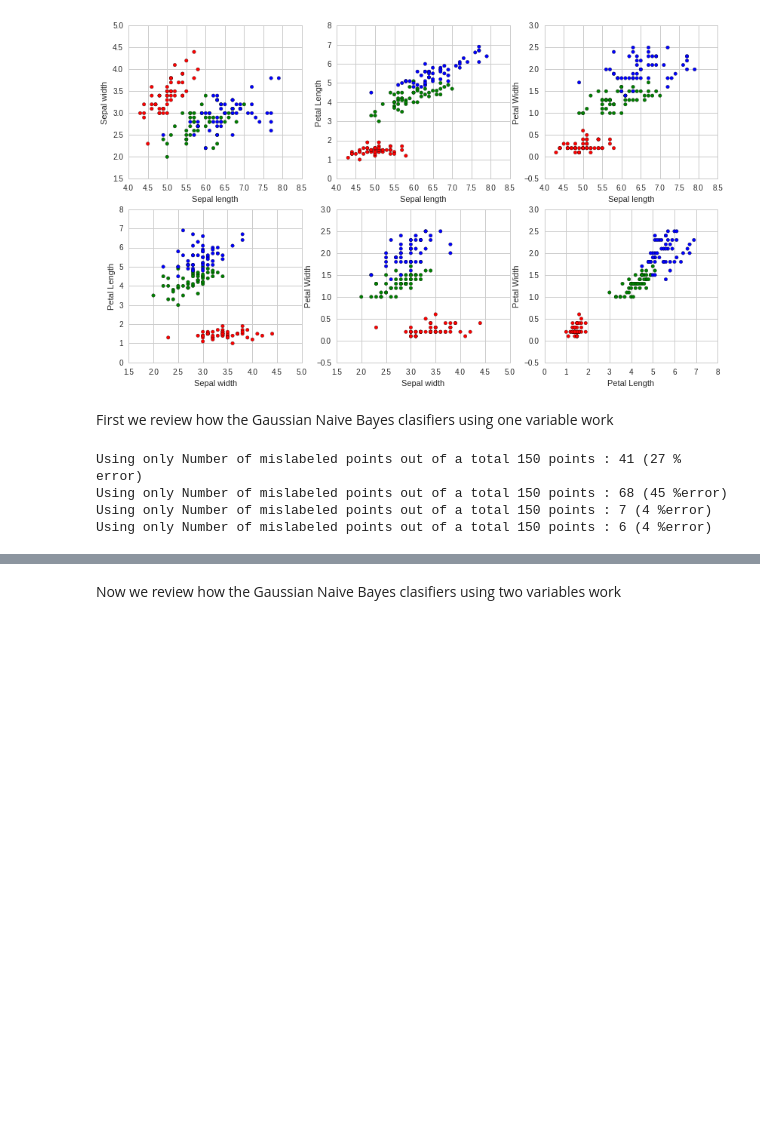
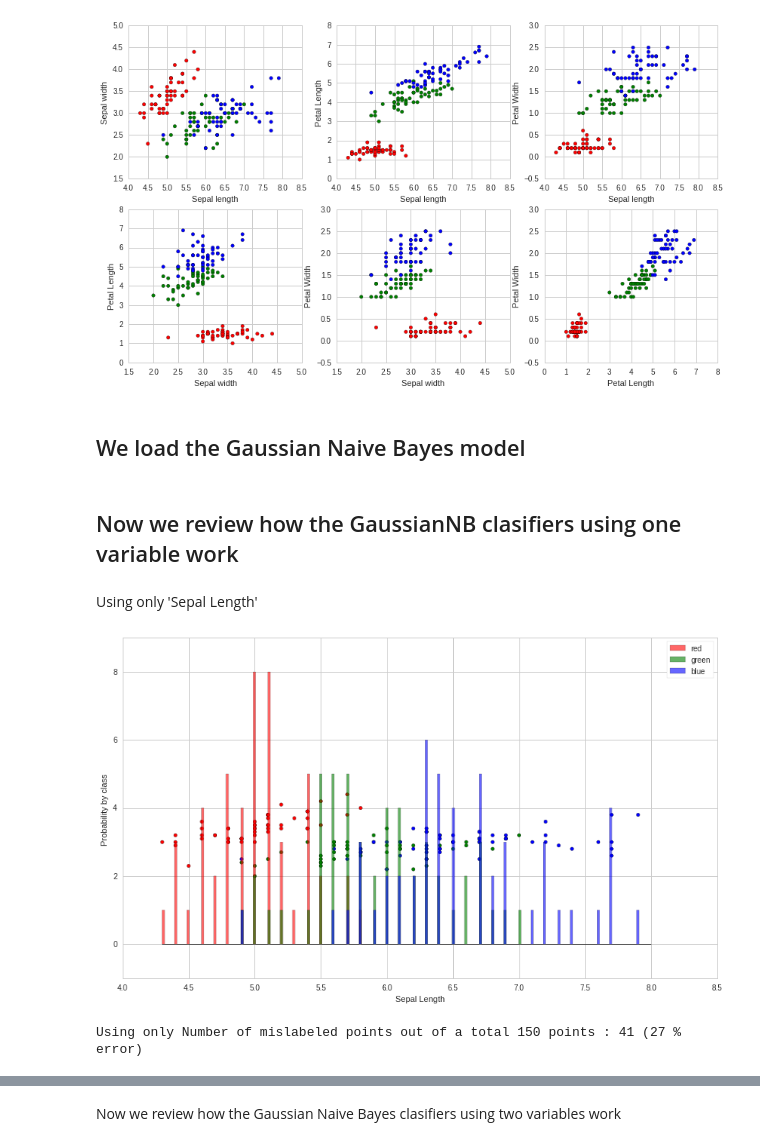
Before and after one commit to BKDF/ML, a Jupyter notebook: Naive+Bayes+Gaussian+Iris+Quantopian.ipynb, the cells around one changed output, grey strips where cells are left out. Saved outputs shown, nothing was run; the diff lists cells and outputs as text; code cells hidden in the pictures; blank space fills up the shorter version.

```diff
--- a/Naive+Bayes+Gaussian+Iris+Quantopian.ipynb
+++ b/Naive+Bayes+Gaussian+Iris+Quantopian.ipynb
@@ -231,36 +233,44 @@ plt.xlabel('Petal Length')
 plt.ylabel('Petal Width');
 # %% [output]
 [figure]
+# %% [markdown]
+## We load the Gaussian Naive Bayes model
 # %%
 from sklearn.naive_bayes import GaussianNB
 gnb = GaussianNB()
 # %% [markdown]
-First we review how the Gaussian Naive Bayes clasifiers using one variable work
+## Now we review how the GaussianNB clasifiers using one variable work
-# %%
-x = np.array([[v,v] for v in  X[:,0]])
-y_pred = gnb.fit(x, y).predict(x)
-correct = (y != y_pred).sum()
-percent =  float(correct) / len(x) * 100.0
-print "Using only Number of mislabeled points out of a total %d points : %d (%d %% error)"  % (len(x),correct,percent)
-
-x = np.array([[v,v] for v in  X[:,1]])
-y_pred = gnb.fit(x, y).predict(x)
-correct = (y != y_pred).sum()
-percent =  float(correct) / len(x) * 100.0
-print "Using only Number of mislabeled points out of a total %d points : %d (%d %%error)"  % (len(x),correct,percent)
-x = np.array([[v,v] for v in  X[:,2]])
-y_pred = gnb.fit(x, y).predict(x)
-correct = (y != y_pred).sum()
-percent =  float(correct) / len(x) * 100.0
-print "Using only Number of mislabeled points out of a total %d points : %d (%d %%error)"  % (len(x),correct,percent)
-
-x = np.array([[v,v] for v in  X[:,3]])
-y_pred = gnb.fit(x, y).predict(x)
-correct = (y != y_pred).sum()
-percent =  float(correct) / len(x) * 100.0
-print "Using only Number of mislabeled points out of a total %d points : %d (%d %%error)"  % (len(x),correct,percent)
-# %% [output]
-Using only Number of mislabeled points out of a total 150 points : 41 (27 % error)
-Using only Number of mislabeled points out of a total 150 points : 68 (45 %error)
-Using only Number of mislabeled points out of a total 150 points : 7 (4 %error)
-Using only Number of mislabeled points out of a total 150 points : 6 (4 %error)
+# %% [markdown]
+Using only 'Sepal Length'
+# %%
+x = X[:,0]
+
+mask = (y == 0)
+xr = x[mask]
+
+mask = (y == 1)
+xg = x[mask]
+
+mask = (y == 2)
+xb = x[mask]
+
+xlim = (4.3, 8)
+bins = np.linspace(xlim[0], xlim[1], 200)
+
+plt.scatter(X[:, 0], X[:, 1], c=color, edgecolor='k')
+plt.hist(xr, bins, alpha=0.6,  histtype='stepfilled', label='red',  color='red')
+plt.hist(xg, bins, alpha=0.6,  histtype='stepfilled', label='green', color='green' )
+plt.hist(xb, bins, alpha=0.6,  histtype='stepfilled', label='blue',color='blue')
+plt.legend(loc='upper right')
+plt.xlabel('Sepal Length')
+plt.ylabel('Probability by class ')
+plt.show()
+
+x = np.array([[v,v] for v in  X[:,0]])
+y_pred = gnb.fit(x, y).predict(x)
+correct = (y != y_pred).sum()
+percent =  float(correct) / len(x) * 100.0
+print "Using only Number of mislabeled points out of a total %d points : %d (%d %% error)"  % (len(x),correct,percent)
+# %% [output]
+[figure, added]
+Using only Number of mislabeled points out of a total 150 points : 41 (27 % error)
```
Also changed, not shown: parts of 9 cells of this notebook.
